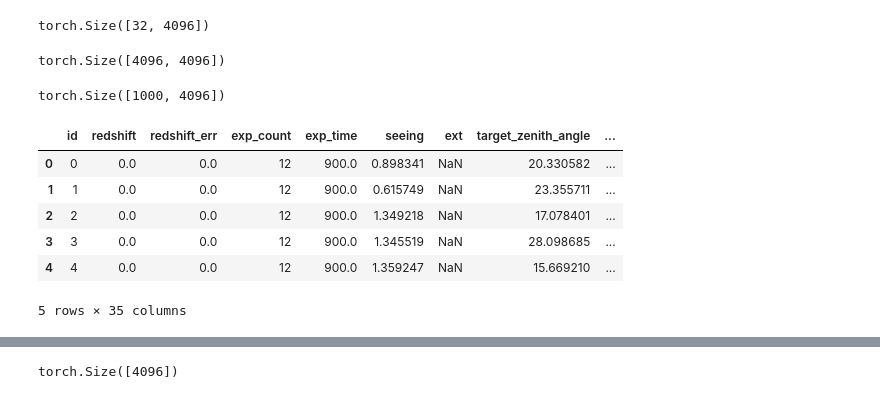
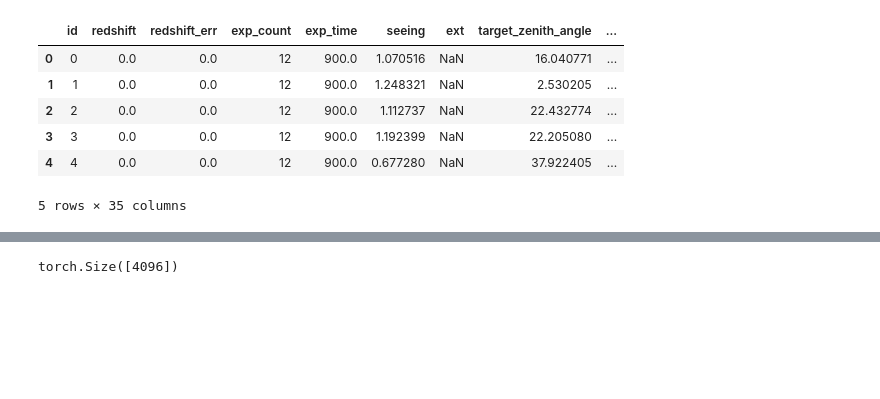
Before and after one commit to ViskaWei/VIT, a Jupyter notebook: evals/pca.ipynb, the cells around one changed output, grey strips where cells are left out. Drawn from its saved outputs; the diff is of its cells as text; code cells hidden in the pictures; blank space fills up the shorter version.

```diff
--- a/evals/pca.ipynb
+++ b/evals/pca.ipynb
@@ -25,15 +76,3 @@ torch.Size([100000, 4096])
-# %%
-pca_U.shape
-# %% [output]
-torch.Size([32, 4096])
-# %%
-pca['Vt'].shape
-# %% [output]
-torch.Size([4096, 4096])
-# %%
-pca['U'][:1000].shape
-# %% [output]
-torch.Size([1000, 4096])
 # %%
 # torch.save(pca['U'][:32], "/Users/viskawei/Desktop/VIT/evals/pca_U_32.pt")
 # torch.save(pca['U'][:512], "/Users/viskawei/Desktop/VIT/evals/pca_U_512.pt")
@@ -47,20 +86,21 @@ torch.Size([1000, 4096])
 # check time to train ViT PCA or PCP.
 # %%
 import os
-dir_path = '/datascope/subaru/user/swei20/data/bosz50000'
-file_path = os.path.join(dir_path, 'z0', 'train_100k' , 'dataset.h5')
+# dir_path = '/datascope/subaru/user/swei20/data/bosz50000'
+# file_path = os.path.join(dir_path, 'z0', 'train_100k' , 'dataset.h5')
+file_path = '/Users/viskawei/Desktop/VIT/data/test_1k/dataset.h5'
 import pandas as pd
 a= pd.read_hdf(file_path)
 num_samples = 100000
 a = a[:num_samples]
 a.head()
 # %% [output]
 |  | id | redshift | redshift_err | exp_count | exp_time | seeing | ext | target_zenith_angle | ... |
-| 0 | 0 | 0.0 | 0.0 | 12 | 900.0 | 0.898341 | NaN | 20.330582 | ... |
-| 1 | 1 | 0.0 | 0.0 | 12 | 900.0 | 0.615749 | NaN | 23.355711 | ... |
-| 2 | 2 | 0.0 | 0.0 | 12 | 900.0 | 1.349218 | NaN | 17.078401 | ... |
-| 3 | 3 | 0.0 | 0.0 | 12 | 900.0 | 1.345519 | NaN | 28.098685 | ... |
-| 4 | 4 | 0.0 | 0.0 | 12 | 900.0 | 1.359247 | NaN | 15.669210 | ... |
+| 0 | 0 | 0.0 | 0.0 | 12 | 900.0 | 1.070516 | NaN | 16.040771 | ... |
+| 1 | 1 | 0.0 | 0.0 | 12 | 900.0 | 1.248321 | NaN | 2.530205 | ... |
+| 2 | 2 | 0.0 | 0.0 | 12 | 900.0 | 1.112737 | NaN | 22.432774 | ... |
+| 3 | 3 | 0.0 | 0.0 | 12 | 900.0 | 1.192399 | NaN | 22.205080 | ... |
+| 4 | 4 | 0.0 | 0.0 | 12 | 900.0 | 0.677280 | NaN | 37.922405 | ... |
 5 rows × 35 columns
 # %%
 import h5py
```
Also changed, not shown: parts of 21 cells of this notebook, 45 other files.
